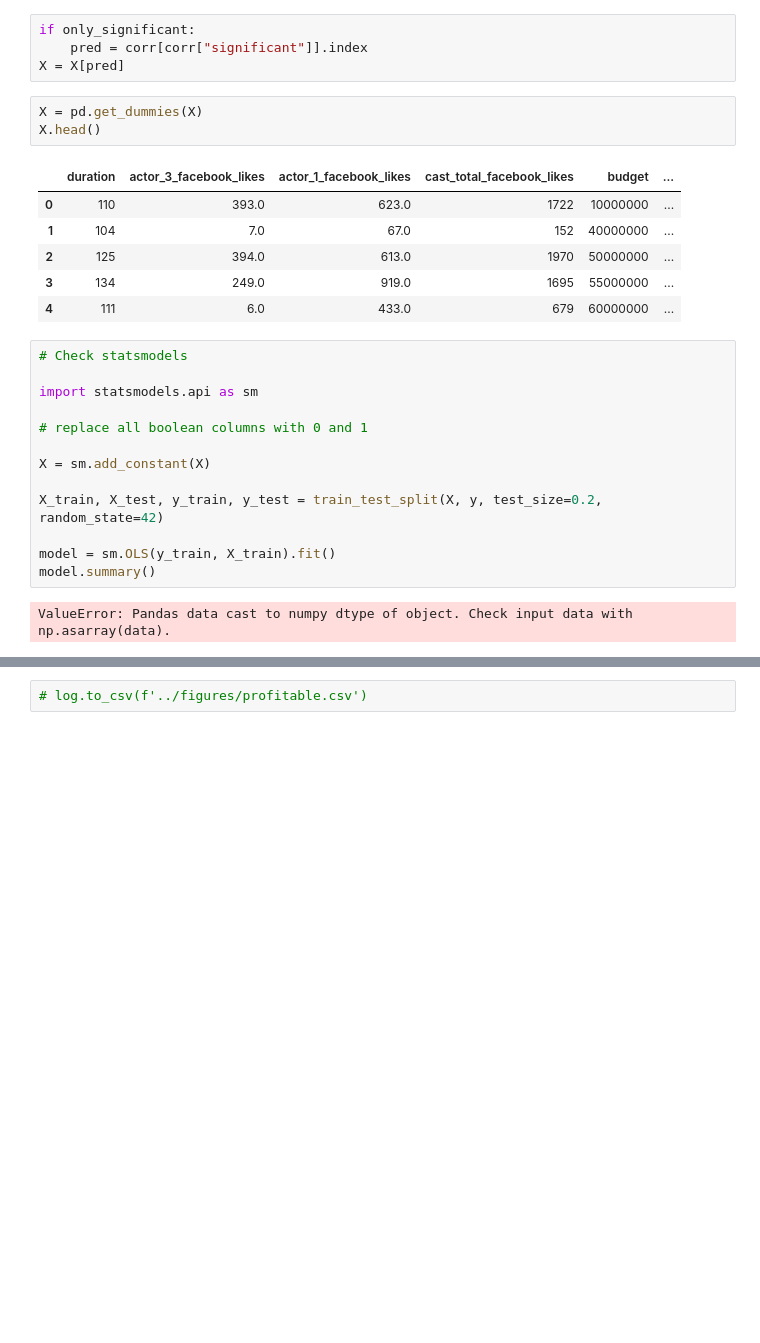
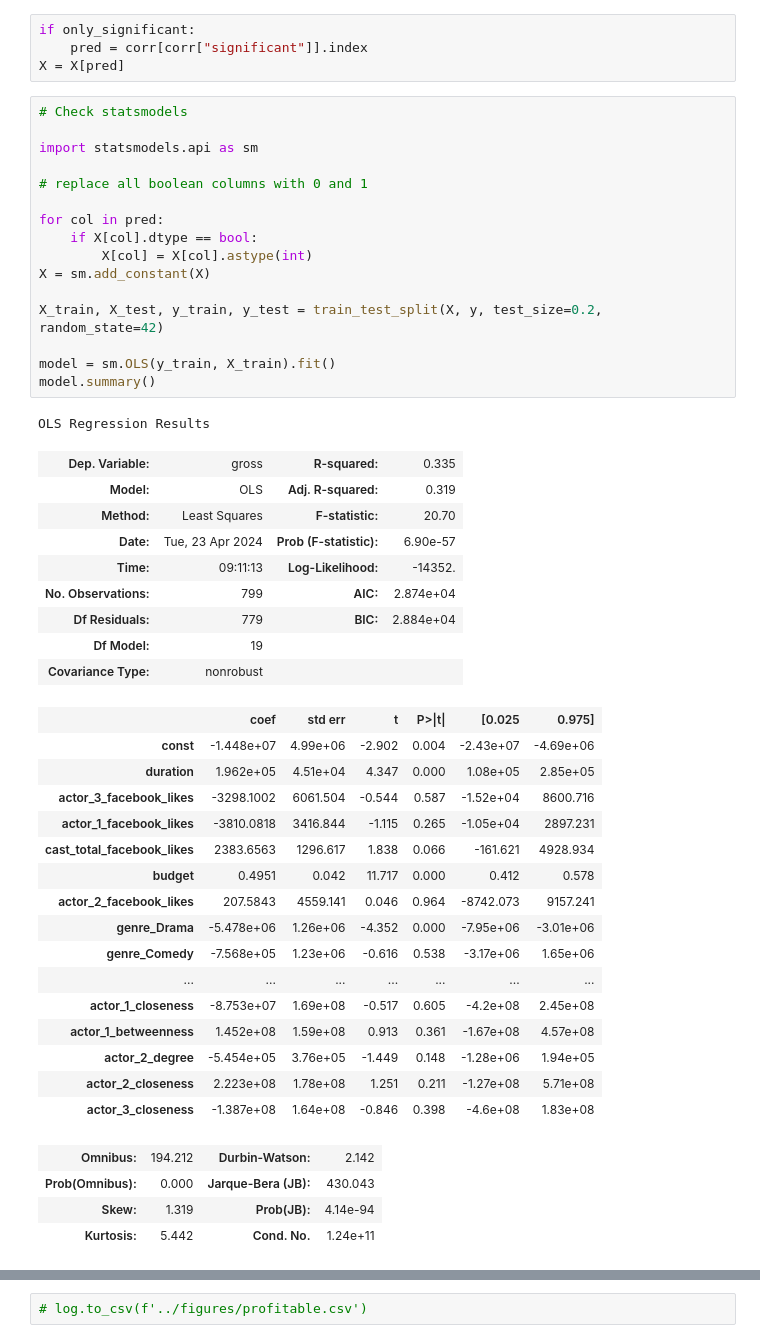
Before and after one commit to MathieuDemarets/hackathon, a Jupyter notebook: exploration/forecast.ipynb, the cells around one changed output, grey strips where cells are left out. Saved outputs shown, nothing was run; the diff lists cells and outputs as text; blank space fills up the shorter version.

```diff
--- a/exploration/forecast.ipynb
+++ b/exploration/forecast.ipynb
@@ -128,28 +127,50 @@ corr.sort_values(by='p-value')
 if only_significant:
     pred = corr[corr["significant"]].index
 X = X[pred]
-# %%
-X = pd.get_dummies(X)
-X.head()
-# %% [output]
-|  | duration | actor_3_facebook_likes | actor_1_facebook_likes | cast_total_facebook_likes | budget | ... |
-| 0 | 110 | 393.0 | 623.0 | 1722 | 10000000 | ... |
-| 1 | 104 | 7.0 | 67.0 | 152 | 40000000 | ... |
-| 2 | 125 | 394.0 | 613.0 | 1970 | 50000000 | ... |
-| 3 | 134 | 249.0 | 919.0 | 1695 | 55000000 | ... |
-| 4 | 111 | 6.0 | 433.0 | 679 | 60000000 | ... |
 # %%
 # Check statsmodels
 
 import statsmodels.api as sm
 
 # replace all boolean columns with 0 and 1
 
+for col in pred:
+    if X[col].dtype == bool:
+        X[col] = X[col].astype(int)
 X = sm.add_constant(X)
 
 X_train, X_test, y_train, y_test = train_test_split(X, y, test_size=0.2, random_state=42)
 
 model = sm.OLS(y_train, X_train).fit()
 model.summary()
 # %% [output]
-ValueError: Pandas data cast to numpy dtype of object. Check input data with np.asarray(data).
+OLS Regression Results
+| Dep. Variable: | gross | R-squared: | 0.335 |
+| Model: | OLS | Adj. R-squared: | 0.319 |
+| Method: | Least Squares | F-statistic: | 20.70 |
+| Date: | Tue, 23 Apr 2024 | Prob (F-statistic): | 6.90e-57 |
+| Time: | 09:11:13 | Log-Likelihood: | -14352. |
+| No. Observations: | 799 | AIC: | 2.874e+04 |
+| Df Residuals: | 779 | BIC: | 2.884e+04 |
+| Df Model: | 19 |  |  |
+| Covariance Type: | nonrobust |  |  |
+|  | coef | std err | t | P>|t| | [0.025 | 0.975] |
+| const | -1.448e+07 | 4.99e+06 | -2.902 | 0.004 | -2.43e+07 | -4.69e+06 |
+| duration | 1.962e+05 | 4.51e+04 | 4.347 | 0.000 | 1.08e+05 | 2.85e+05 |
+| actor_3_facebook_likes | -3298.1002 | 6061.504 | -0.544 | 0.587 | -1.52e+04 | 8600.716 |
+| actor_1_facebook_likes | -3810.0818 | 3416.844 | -1.115 | 0.265 | -1.05e+04 | 2897.231 |
+| cast_total_facebook_likes | 2383.6563 | 1296.617 | 1.838 | 0.066 | -161.621 | 4928.934 |
+| budget | 0.4951 | 0.042 | 11.717 | 0.000 | 0.412 | 0.578 |
+| actor_2_facebook_likes | 207.5843 | 4559.141 | 0.046 | 0.964 | -8742.073 | 9157.241 |
+| genre_Drama | -5.478e+06 | 1.26e+06 | -4.352 | 0.000 | -7.95e+06 | -3.01e+06 |
+| genre_Comedy | -7.568e+05 | 1.23e+06 | -0.616 | 0.538 | -3.17e+06 | 1.65e+06 |
+| ... | ... | ... | ... | ... | ... | ... |
+| actor_1_closeness | -8.753e+07 | 1.69e+08 | -0.517 | 0.605 | -4.2e+08 | 2.45e+08 |
+| actor_1_betweenness | 1.452e+08 | 1.59e+08 | 0.913 | 0.361 | -1.67e+08 | 4.57e+08 |
+| actor_2_degree | -5.454e+05 | 3.76e+05 | -1.449 | 0.148 | -1.28e+06 | 1.94e+05 |
+| actor_2_closeness | 2.223e+08 | 1.78e+08 | 1.251 | 0.211 | -1.27e+08 | 5.71e+08 |
+| actor_3_closeness | -1.387e+08 | 1.64e+08 | -0.846 | 0.398 | -4.6e+08 | 1.83e+08 |
+| Omnibus: | 194.212 | Durbin-Watson: | 2.142 |
+| Prob(Omnibus): | 0.000 | Jarque-Bera (JB): | 430.043 |
+| Skew: | 1.319 | Prob(JB): | 4.14e-94 |
+| Kurtosis: | 5.442 | Cond. No. | 1.24e+11 |
```
Also changed, not shown: parts of 9 cells of this notebook, 8 other files.
